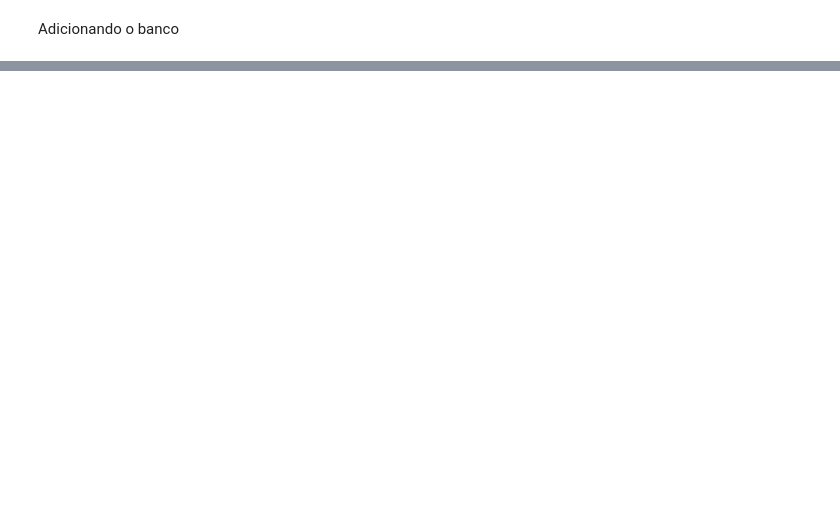
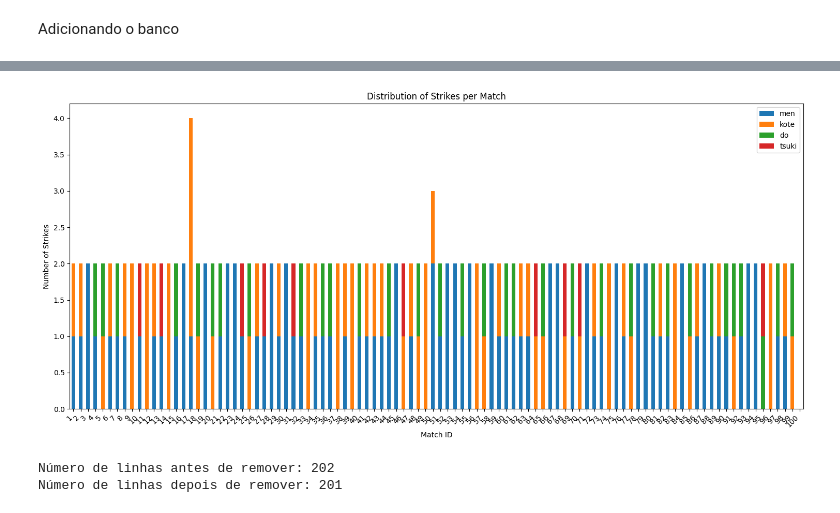
Before and after one commit to GScaramussa/Mineracao, a Jupyter notebook: mineracao.ipynb, the cells around one changed output, grey strips where cells are left out. Cells and saved outputs as stored; diff of their text form; code cells hidden in the pictures; blank space fills up the shorter version.

```diff
--- a/mineracao.ipynb
+++ b/mineracao.ipynb
@@ -159,0 +59,7 @@ Arquivo salvo em: kendo_matches_clean.csv
+# %%
+# Mapeamento de strings comuns para binário
+# (O/o -> 0, I/l/| -> 1, yes/true/y -> 1, no/false/n -> 0)
+binary_map = {
+    "o": 0, "O": 0, "0": 0, "no": 0, "false": 0, "n": 0,
+    "i": 1, "I": 1, "l": 0, "|": 1, "1": 1, "yes": 1, "true": 1, "y": 1
+}
@@ -159,0 +74,8 @@ Arquivo salvo em: kendo_matches_clean.csv
+# %%
+# Convert all columns to numeric first, coercing errors to NaN
+for col in df.columns:
+    df[col] = pd.to_numeric(df[col], errors='coerce')
+
+# Now convert to Int64, which can handle NaNs
+for col in df.columns:
+    df[col] = df[col].astype('Int64')
@@ -159,0 +87,29 @@ Arquivo salvo em: kendo_matches_clean.csv
+# %%
+import matplotlib.pyplot as plt
+import seaborn as sns
+
+# Group by match_id and sum the strike counts
+strike_summary = df.groupby('match_id')[['men', 'kote', 'do', 'tsuki']].sum()
+
+# Create a stacked bar plot
+strike_summary.plot(kind='bar', stacked=True, figsize=(15, 7))
+
+plt.title('Distribution of Strikes per Match')
+plt.xlabel('Match ID')
+plt.ylabel('Number of Strikes')
+plt.xticks(rotation=45, ha='right')
+plt.tight_layout()
+plt.show()
+# %% [output]
+[figure, added]
+# %%
+# Dropar linhas que possuem seconds_between maiores que 300s (tempo de partida)
+before_drop = df.shape[0]
+df = df[df['seconds_between'] <= 300].copy()
+after_drop = df.shape[0]
+
+print(f"Número de linhas antes de remover: {before_drop}")
+print(f"Número de linhas depois de remover: {after_drop}")
+# %% [output]
+Número de linhas antes de remover: 202
+Número de linhas depois de remover: 201
```
Also changed, not shown: parts of 12 cells of this notebook.
